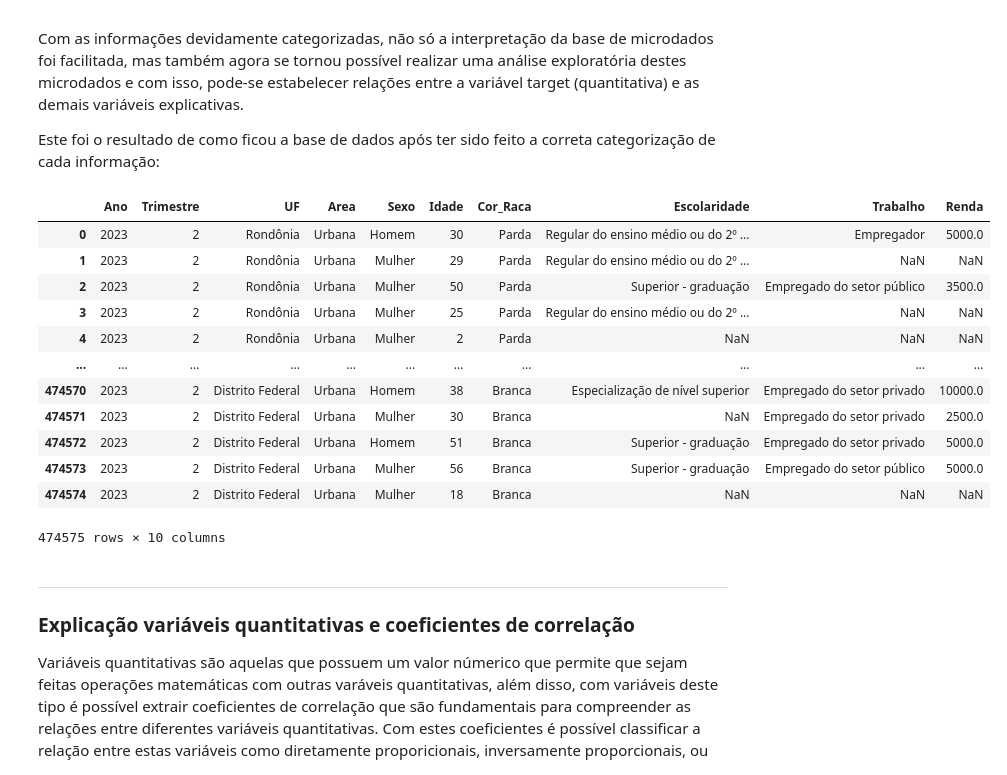
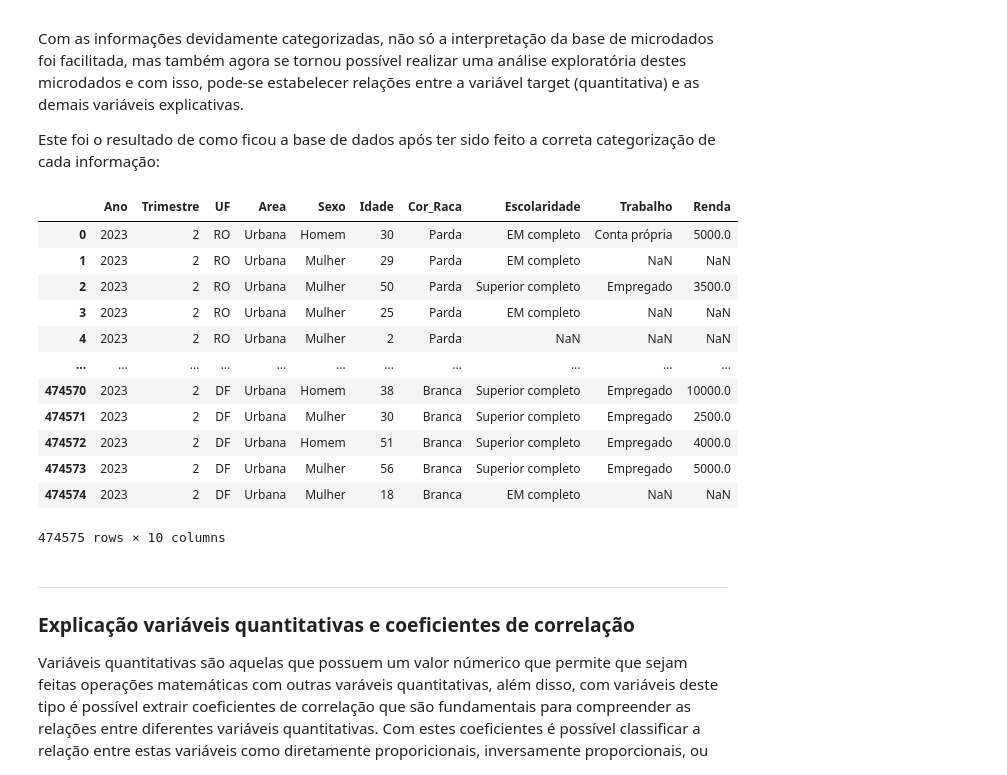
Before and after one commit to guilhermenakama/C_DADOS_PROJETO3, a Jupyter notebook: projeto3_grupo8.ipynb, the cells around one changed output. Cells and saved outputs as stored; diff of their text form; code cells hidden in the pictures.

```diff
--- a/projeto3_grupo8.ipynb
+++ b/projeto3_grupo8.ipynb
@@ -247,20 +226,23 @@ Com as informações devidamente categorizadas, não só a interpretação da ba
 
 Este foi o resultado de como ficou a base de dados após ter sido feito a correta categorização de cada informação:
 # %%
-pnad23_2_small
+# Salvando a base de dados small em CSV para reduzir o tempo de processamento
+# pnad23_2_small.to_csv('P3_small.csv', sep=';', index=False)
+dados_small = pd.read_csv('P3_small.csv', sep=';')
+dados_small
 # %% [output]
 |  | Ano | Trimestre | UF | Area | Sexo | Idade | Cor_Raca | Escolaridade | Trabalho | Renda |
-| 0 | 2023 | 2 | Rondônia | Urbana | Homem | 30 | Parda | Regular do ensino médio ou do 2º ... | Empregador | 5000.0 |
-| 1 | 2023 | 2 | Rondônia | Urbana | Mulher | 29 | Parda | Regular do ensino médio ou do 2º ... | NaN | NaN |
-| 2 | 2023 | 2 | Rondônia | Urbana | Mulher | 50 | Parda | Superior - graduação | Empregado do setor público | 3500.0 |
-| 3 | 2023 | 2 | Rondônia | Urbana | Mulher | 25 | Parda | Regular do ensino médio ou do 2º ... | NaN | NaN |
-| 4 | 2023 | 2 | Rondônia | Urbana | Mulher | 2 | Parda | NaN | NaN | NaN |
+| 0 | 2023 | 2 | RO | Urbana | Homem | 30 | Parda | EM completo | Conta própria | 5000.0 |
+| 1 | 2023 | 2 | RO | Urbana | Mulher | 29 | Parda | EM completo | NaN | NaN |
+| 2 | 2023 | 2 | RO | Urbana | Mulher | 50 | Parda | Superior completo | Empregado | 3500.0 |
+| 3 | 2023 | 2 | RO | Urbana | Mulher | 25 | Parda | EM completo | NaN | NaN |
+| 4 | 2023 | 2 | RO | Urbana | Mulher | 2 | Parda | NaN | NaN | NaN |
 | ... | ... | ... | ... | ... | ... | ... | ... | ... | ... | ... |
-| 474570 | 2023 | 2 | Distrito Federal | Urbana | Homem | 38 | Branca | Especialização de nível superior | Empregado do setor privado | 10000.0 |
-| 474571 | 2023 | 2 | Distrito Federal | Urbana | Mulher | 30 | Branca | NaN | Empregado do setor privado | 2500.0 |
-| 474572 | 2023 | 2 | Distrito Federal | Urbana | Homem | 51 | Branca | Superior - graduação | Empregado do setor privado | 5000.0 |
-| 474573 | 2023 | 2 | Distrito Federal | Urbana | Mulher | 56 | Branca | Superior - graduação | Empregado do setor público | 5000.0 |
-| 474574 | 2023 | 2 | Distrito Federal | Urbana | Mulher | 18 | Branca | NaN | NaN | NaN |
+| 474570 | 2023 | 2 | DF | Urbana | Homem | 38 | Branca | Superior completo | Empregado | 10000.0 |
+| 474571 | 2023 | 2 | DF | Urbana | Mulher | 30 | Branca | Superior completo | Empregado | 2500.0 |
+| 474572 | 2023 | 2 | DF | Urbana | Homem | 51 | Branca | Superior completo | Empregado | 4000.0 |
+| 474573 | 2023 | 2 | DF | Urbana | Mulher | 56 | Branca | Superior completo | Empregado | 5000.0 |
+| 474574 | 2023 | 2 | DF | Urbana | Mulher | 18 | Branca | EM completo | NaN | NaN |
 474575 rows × 10 columns
 # %% [markdown]
 ___
```
Also changed, not shown: parts of 16 cells of this notebook.
